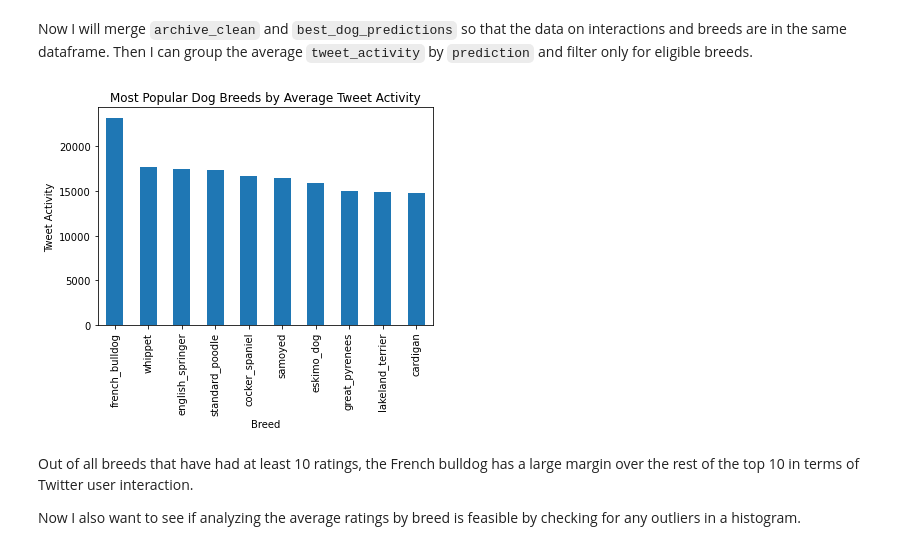
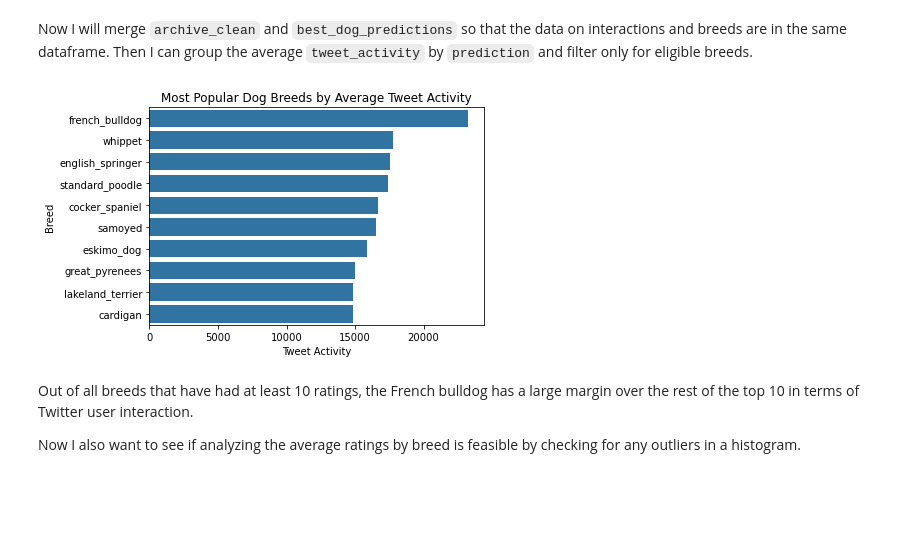
Before and after one commit to evanchen13/weratedogs, a Jupyter notebook: wrangle_act.ipynb, the cells around one changed output. Drawn from its saved outputs; the diff is of its cells as text; code cells hidden in the pictures; blank space fills up the shorter version.

```diff
--- a/wrangle_act.ipynb
+++ b/wrangle_act.ipynb
@@ -1591,8 +1596,10 @@ best_dog_predictions = best_dog_predictions.groupby('tweet_id', as_index=False)[
 # use dataframe of maximum-confidence dog predictions to filter predictions_clean
 best_dog_predictions = predictions_clean.merge(best_dog_predictions, how='inner', on=['tweet_id', 'confidence'])
 # %%
-best_dog_predictions['prediction'].value_counts().nlargest(10).plot(kind='bar')
+base_color = sb.color_palette()[0]
+dog_order = best_dog_predictions['prediction'].value_counts().head(10)
+sb.countplot(data=best_dog_predictions, y='prediction', color=base_color, order=dog_order.index)
 plt.title('Most Popular Dog Breeds by Tweet Count')
-plt.xlabel('Breed')
-plt.ylabel('Number of Tweets');
+plt.xlabel('Number of Tweets')
+plt.ylabel('Breed');
 # %% [output]
@@ -1621,18 +1628,19 @@ def calculate_by_breed(df, col):
     '''
 
     new_df = df.merge(best_dog_predictions, how='inner', on='tweet_id')
-    by_breed = new_df.groupby('prediction')[col].mean()
-    by_breed = by_breed[by_breed.index.isin(eligible_dogs)]
+    by_breed = new_df.groupby('prediction', as_index=False)[col].mean()
+    by_breed = by_breed[by_breed['prediction'].isin(eligible_dogs)]
     return by_breed
 # %%
 activity_by_breed = calculate_by_breed(archive_clean, 'tweet_activity')
 # %%
-activity_by_breed.nlargest(10).plot(kind='bar')
+top_activity_by_breed = activity_by_breed.sort_values('tweet_activity', ascending=False).head(10)
+sb.barplot(data=top_activity_by_breed, x='tweet_activity', y='prediction', color=base_color, )
 plt.title('Most Popular Dog Breeds by Average Tweet Activity')
-plt.xlabel('Breed')
-plt.ylabel('Tweet Activity');
+plt.xlabel('Tweet Activity')
+plt.ylabel('Breed');
 # %% [output]
-[figure, old version]
+[figure, new version]
 # %% [markdown]
 Out of all breeds that have had at least 10 ratings, the French bulldog has a large margin over the rest of the top 10 in terms of Twitter user interaction.
 
```
Also changed, not shown: parts of 15 cells of this notebook.
